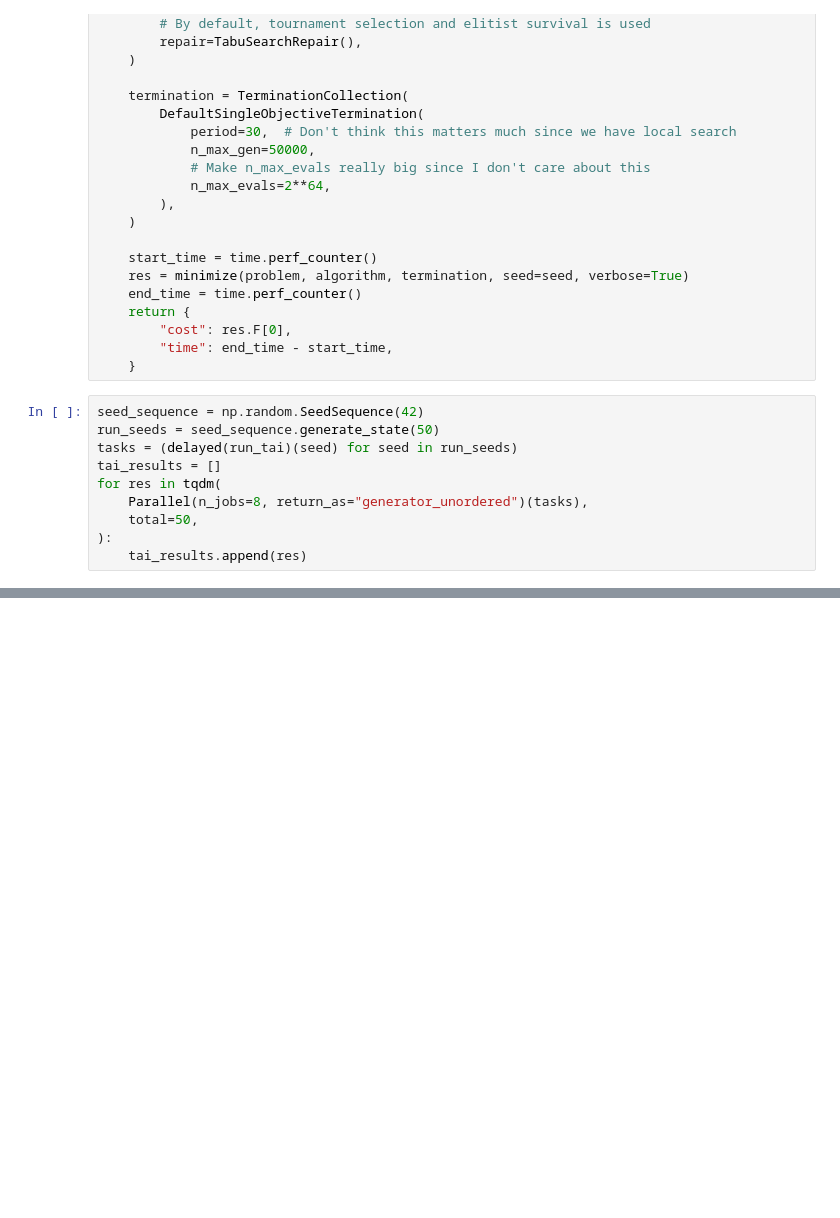
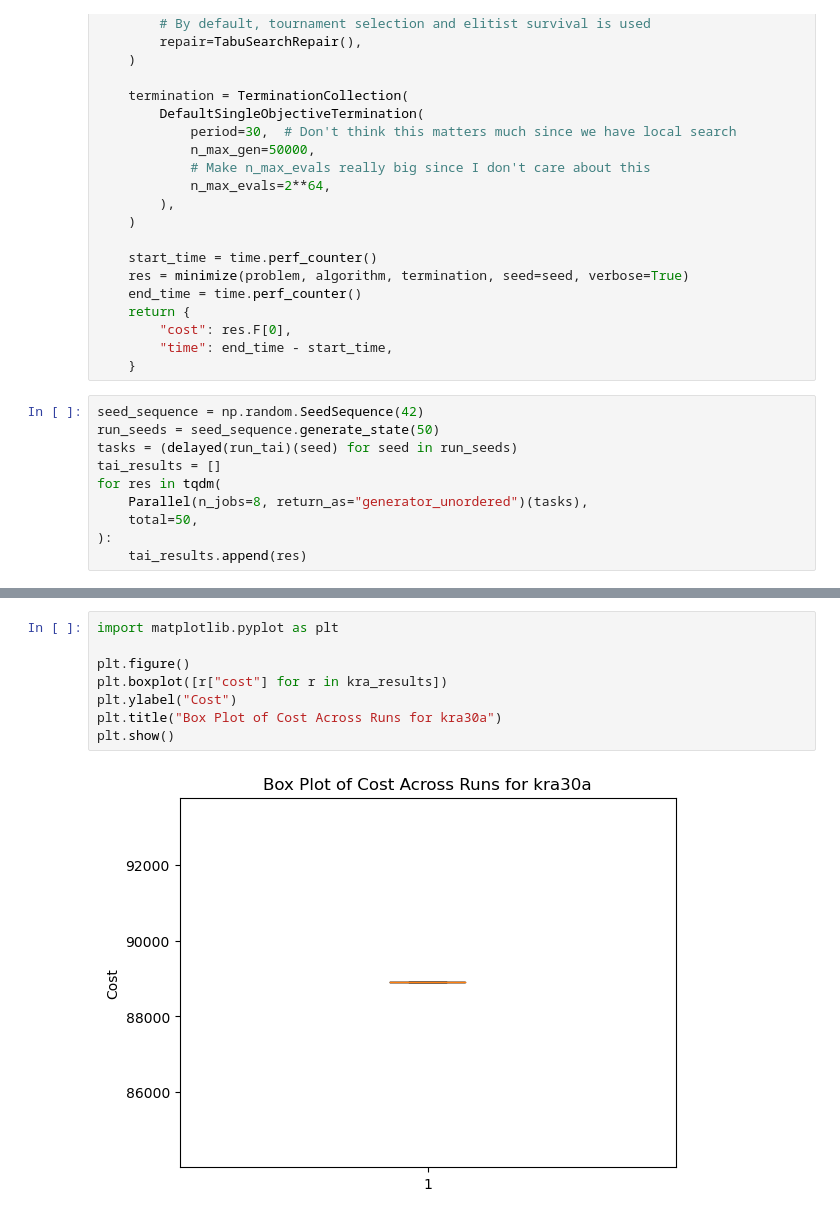
Before and after one commit to vincentr23/QAP_Assignment, a Jupyter notebook: notebooks/0.04-250mhz-try-local-search.ipynb, the cells around one changed output, grey strips where cells are left out. Cells and saved outputs as stored; diff of their text form; blank space fills up the shorter version.

Commit message:
Added a few figures for visualization of data

```diff
--- a/notebooks/0.04-250mhz-try-local-search.ipynb
+++ b/notebooks/0.04-250mhz-try-local-search.ipynb
@@ -131,0 +189,10 @@ print(np.min([r["cost"] for r in tai_results]))
+# %%
+import matplotlib.pyplot as plt
+
+plt.figure()
+plt.boxplot([r["cost"] for r in kra_results])
+plt.ylabel("Cost")
+plt.title("Box Plot of Cost Across Runs for kra30a")
+plt.show()
+# %% [output]
+[figure, added]
```
Also changed, not shown: parts of 9 cells of this notebook.
